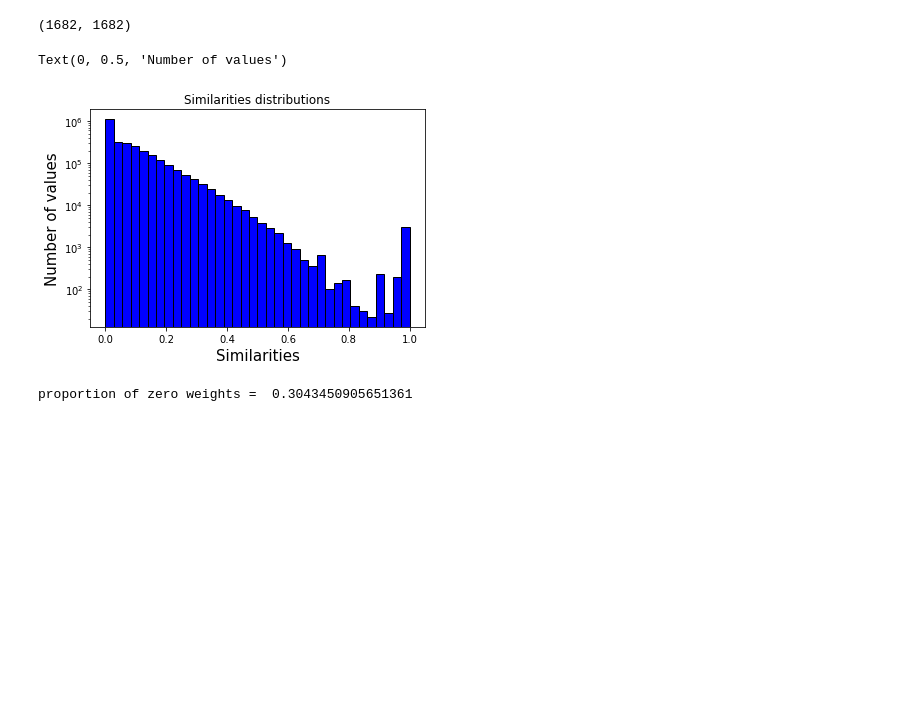
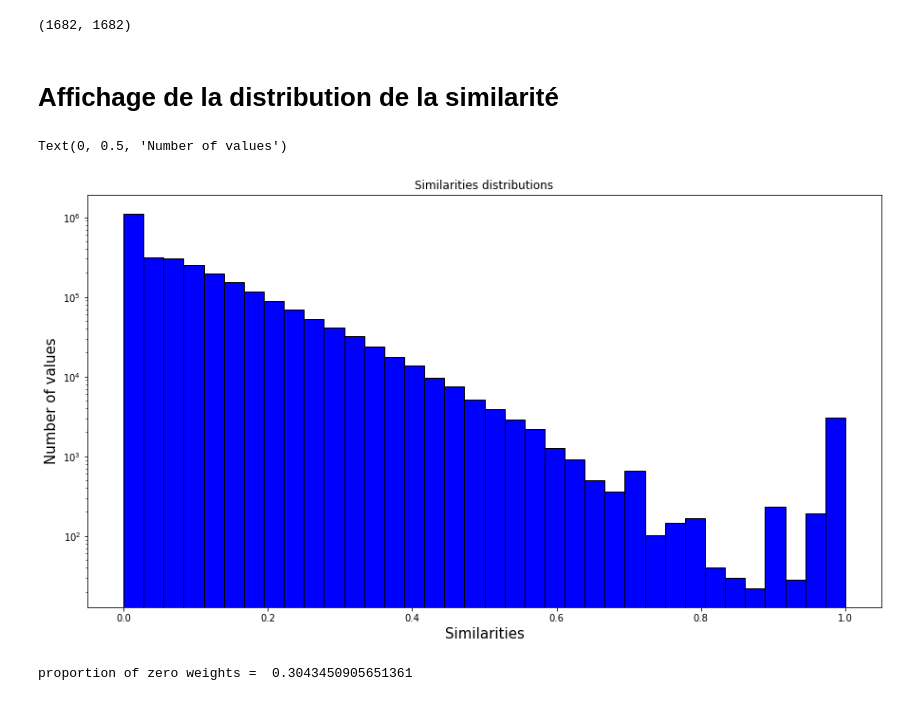
Before and after one commit to clementbernardd/LOG6308, a Jupyter notebook: TP1_groupe7.ipynb, the cells around one changed output. Cells and saved outputs as stored; diff of their text form; code cells hidden in the pictures; blank space fills up the shorter version.

```diff
--- a/TP1_groupe7.ipynb
+++ b/TP1_groupe7.ipynb
@@ -372,19 +304,19 @@ def_sim.head()
 def_sim.shape
 # %% [output]
 (1682, 1682)
+# %% [markdown]
+# Affichage de la distribution de la similarité
 # %%
-import matplotlib.pyplot as plt
-
+plt.figure(figsize=(15,8))
 testList__ = def_sim.values.flatten()
 plt.hist(testList__, color = 'blue', edgecolor = 'black', bins = int(180/5), log=True)
-
 # Add labels
 plt.title('Similarities distributions')
 plt.xlabel('Similarities',fontsize=15)
 plt.ylabel('Number of values',fontsize=15)
 # %% [output]
 Text(0, 0.5, 'Number of values')
-[figure, old version]
+[figure, new version]
 # %%
 def print_zeros_weighs_proportion(df):
     """
```
Also changed, not shown: parts of 34 cells of this notebook.
